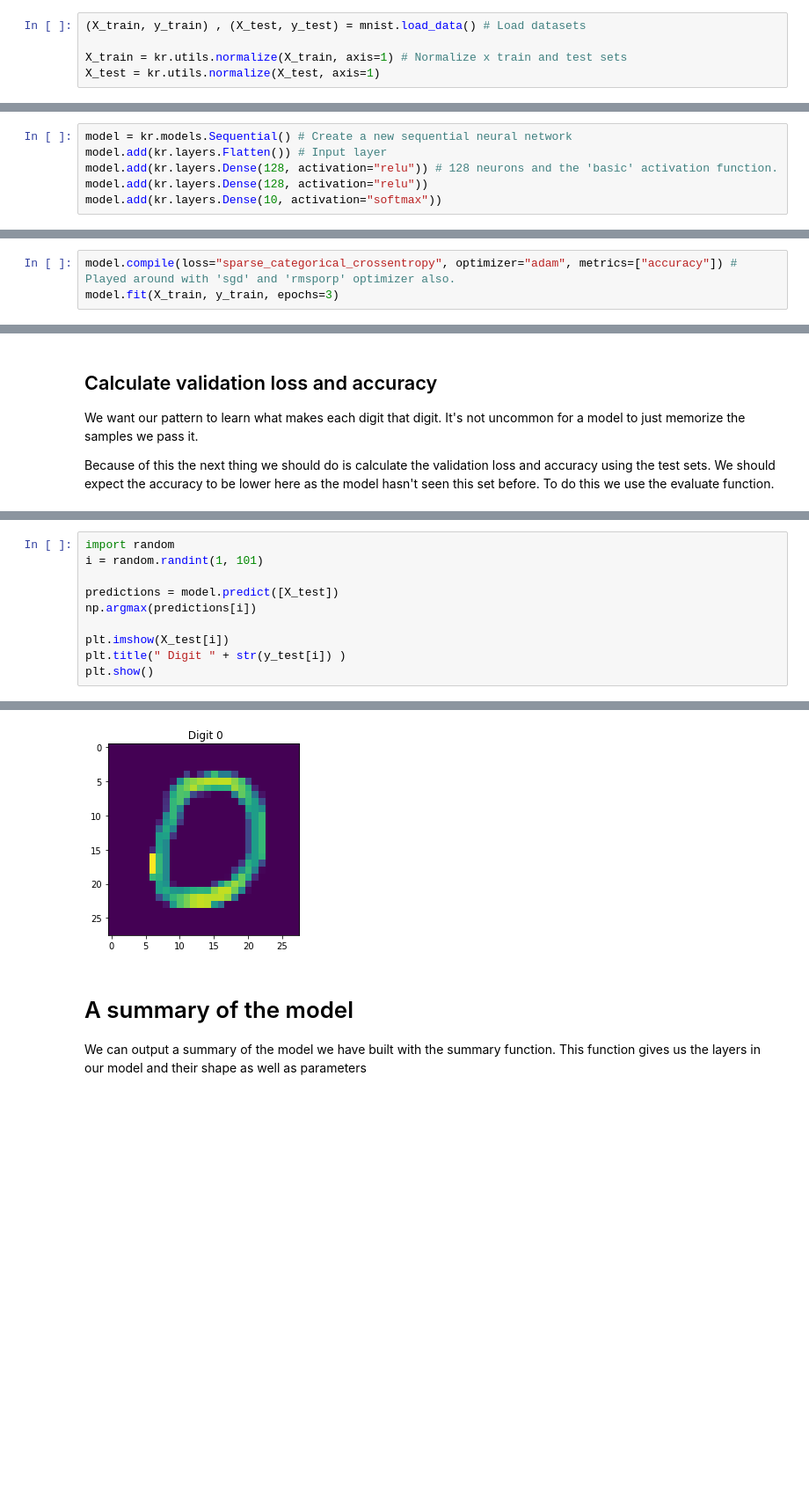
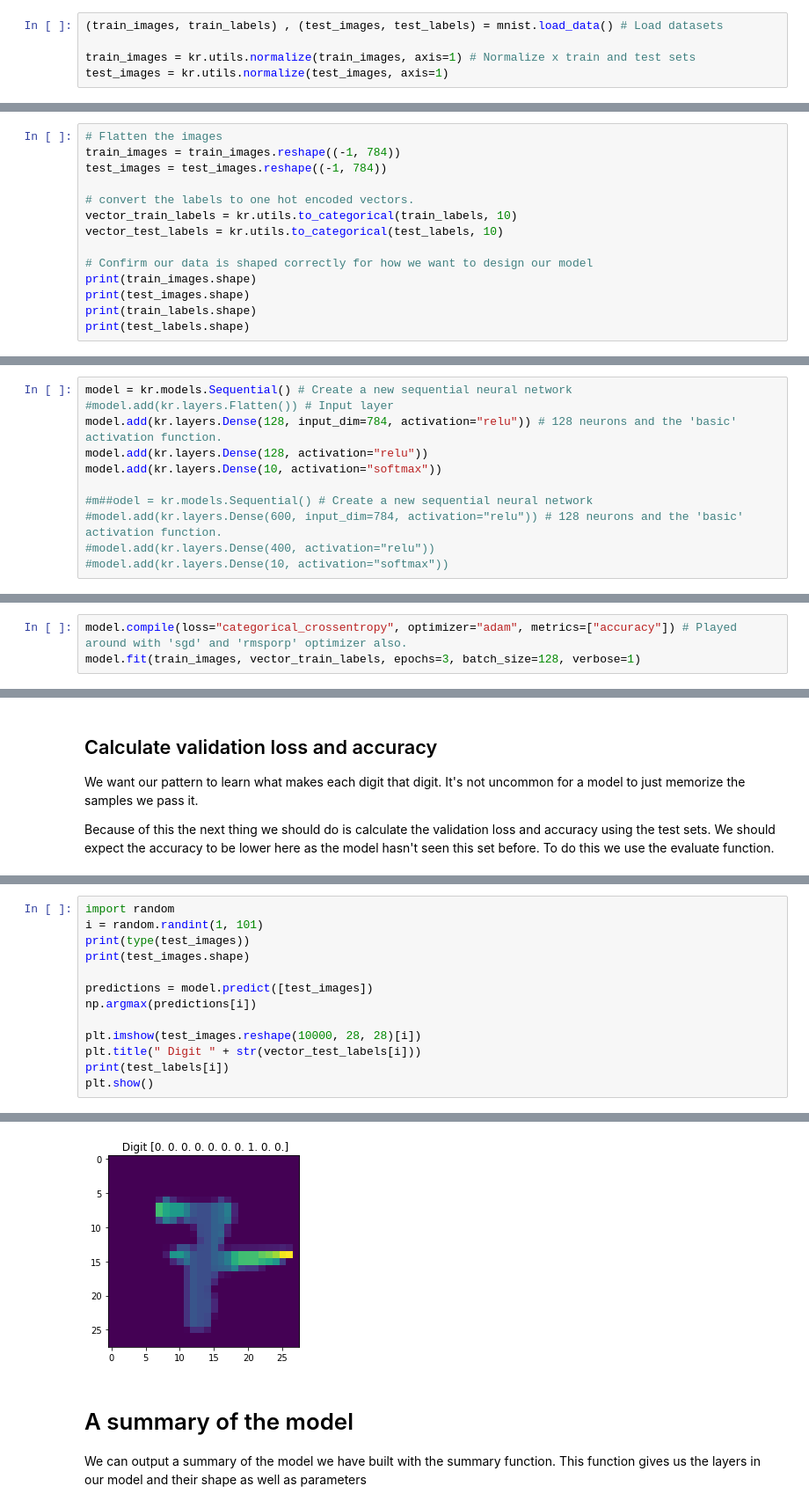
Before and after one commit to NeilK-94/Emerging-Tech-Assessment, a Jupyter notebook: My Model.ipynb, the cells around one changed output, grey strips where cells are left out. Shown at 88% size. Drawn from its saved outputs; the diff is of its cells as text; blank space fills up the shorter version.

Commit message:
Haven't committed in awhile. Added new model to test if that's the problem

```diff
--- a/My Model.ipynb
+++ b/My Model.ipynb
@@ -22,10 +24,10 @@ MNIST will give us two tuples. The first tuple is the training set and the secon
 
 This basically means we want to scale it down between 0 and 1 which makes it easier for the network to process. It's important to note that the distance between each value is still the same, they're all just much smaller scaled.
 # %%
-(X_train, y_train) , (X_test, y_test) = mnist.load_data() # Load datasets
+(train_images, train_labels) , (test_images, test_labels) = mnist.load_data() # Load datasets
 
-X_train = kr.utils.normalize(X_train, axis=1) # Normalize x train and test sets
-X_test = kr.utils.normalize(X_test, axis=1)
+train_images = kr.utils.normalize(train_images, axis=1) # Normalize x train and test sets
+test_images = kr.utils.normalize(test_images, axis=1)
 # %% [markdown]
 ## Print the shape of each dataset
 We can print the shape of the data in each dataset to confirm the number of images and the shape of each image. We see here that we have 60'000 images in our training set and each image is 28 pixels x 28.
@@ -81,0 +89,14 @@ array([[0.        , 0.        , 0.        , 0.        , 0.        ,
+# %%
+# Flatten the images
+train_images = train_images.reshape((-1, 784))
+test_images = test_images.reshape((-1, 784))
+
+# convert the labels to one hot encoded vectors.
+vector_train_labels = kr.utils.to_categorical(train_labels, 10)
+vector_test_labels = kr.utils.to_categorical(test_labels, 10)
+
+# Confirm our data is shaped correctly for how we want to design our model
+print(train_images.shape)
+print(test_images.shape)
+print(train_labels.shape)
+print(test_labels.shape)
@@ -93,17 +119,22 @@ Our next two layers are dense layers. A dense layer is just a regular layer of n
 Our final layer has 10 neurons because our input data ranges from 0-9. Our activation function is softmax for probability distribution.
 # %%
 model = kr.models.Sequential() # Create a new sequential neural network
-model.add(kr.layers.Flatten()) # Input layer
-model.add(kr.layers.Dense(128, activation="relu")) # 128 neurons and the 'basic' activation function.
+#model.add(kr.layers.Flatten()) # Input layer
+model.add(kr.layers.Dense(128, input_dim=784, activation="relu")) # 128 neurons and the 'basic' activation function.
 model.add(kr.layers.Dense(128, activation="relu"))
 model.add(kr.layers.Dense(10, activation="softmax"))
+
+#m##odel = kr.models.Sequential() # Create a new sequential neural network
+#model.add(kr.layers.Dense(600, input_dim=784, activation="relu")) # 128 neurons and the 'basic' activation function.
+#model.add(kr.layers.Dense(400, activation="relu"))
+#model.add(kr.layers.Dense(10, activation="softmax"))
 # %% [markdown]
 # Compiling and train our model
 Here we pass 3 parameters; the optimizer to use, the loss metric (the degree of error) and the metrics to track.
 
 To train the model we use the fit function. We pass in what we want trained and the epochs. The epochs is simply how many times we want our neural network to go over the training data set. If we set it to 1, the neural network will get to see the data once.
 # %%
-model.compile(loss="sparse_categorical_crossentropy", optimizer="adam", metrics=["accuracy"]) # Played around with 'sgd' and 'rmsporp' optimizer also.
-model.fit(X_train, y_train, epochs=3)
+model.compile(loss="categorical_crossentropy", optimizer="adam", metrics=["accuracy"]) # Played around with 'sgd' and 'rmsporp' optimizer also.
+model.fit(train_images, vector_train_labels, epochs=3, batch_size=128, verbose=1)
 # %% [output]
 Epoch 1/3
@@ -130,11 +162,14 @@ Now we can confirm the model is working by having it make a prediction. We can h
 # %%
 import random
 i = random.randint(1, 101)
+print(type(test_images))
+print(test_images.shape)
 
-predictions = model.predict([X_test])
+predictions = model.predict([test_images])
 np.argmax(predictions[i])
 
-plt.imshow(X_test[i])
-plt.title(" Digit " + str(y_test[i]) )
+plt.imshow(test_images.reshape(10000, 28, 28)[i])
+plt.title(" Digit " + str(vector_test_labels[i]))
+print(test_labels[i])
 plt.show()
 # %% [output]
@@ -141,4 +179,4 @@ plt.show()
-[figure, old version]
+[figure, new version]
 # %% [markdown]
 # A summary of the model
 We can output a summary of the model we have built with the summary function. This function gives us the layers in our model and their shape as well as parameters
```
Also changed, not shown: parts of 14 cells of this notebook, 13 other files.
